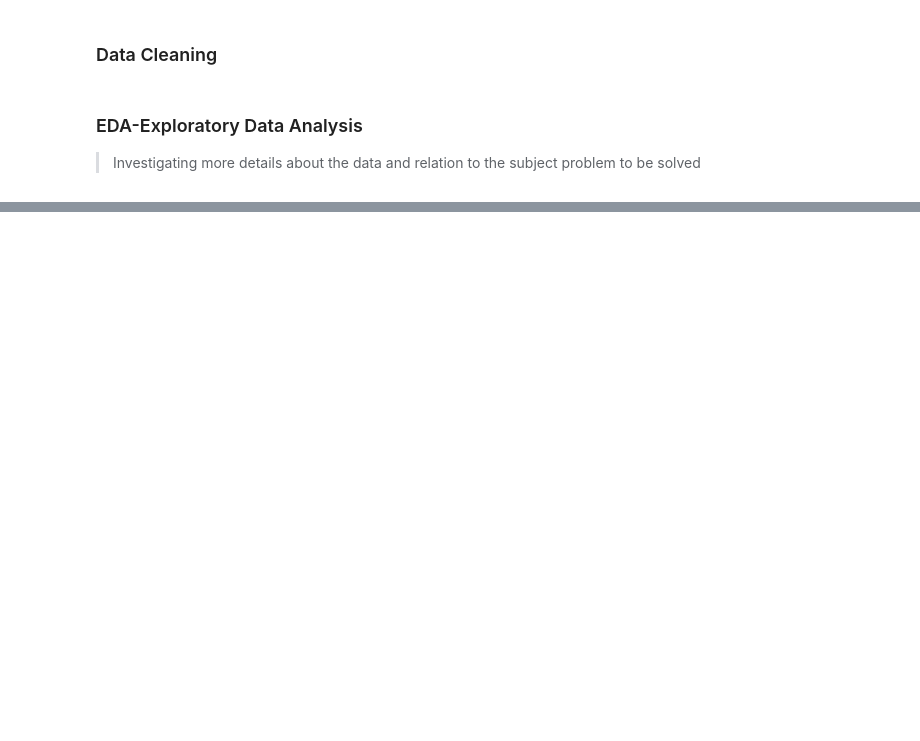
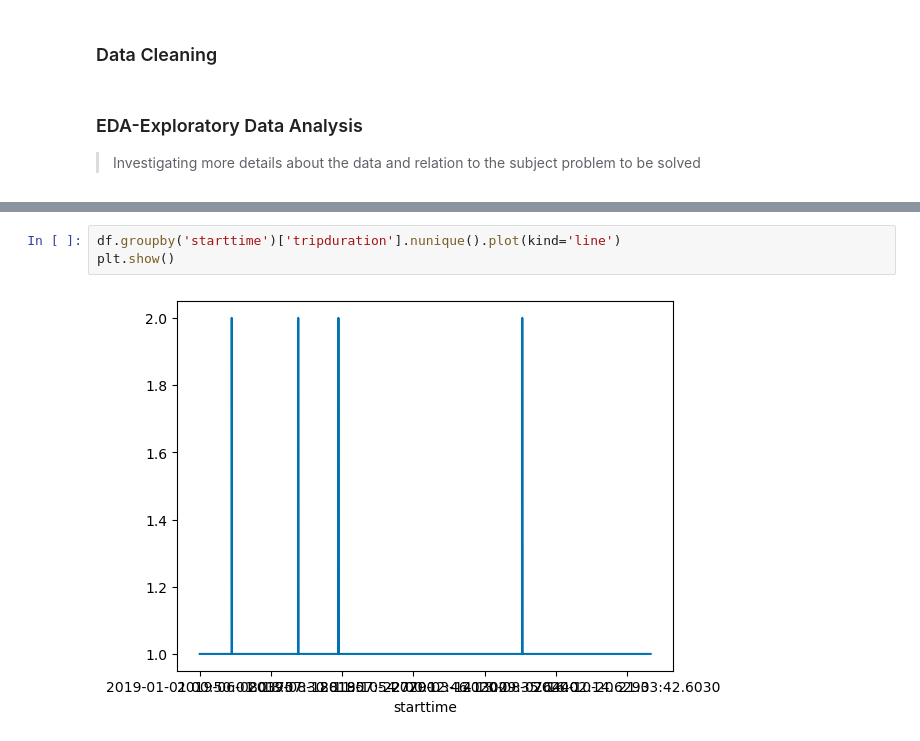
Before and after one commit to simononen/ML_bike_sharing, a Jupyter notebook: EDA_analysis.ipynb, the cells around one changed output, grey strips where cells are left out. Drawn from its saved outputs; the diff is of its cells as text; blank space fills up the shorter version.

```diff
--- a/EDA_analysis.ipynb
+++ b/EDA_analysis.ipynb
@@ -135,0 +293,5 @@ Merge the dataset into one
+# %%
+df.groupby('starttime')['tripduration'].nunique().plot(kind='line')
+plt.show()
+# %% [output]
+[figure, added]
```
Also changed, not shown: parts of 31 cells of this notebook, 1 other file.
